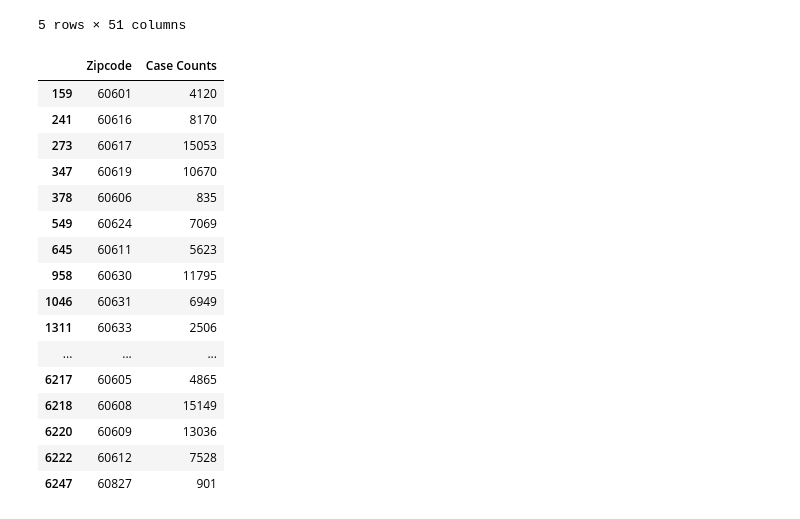
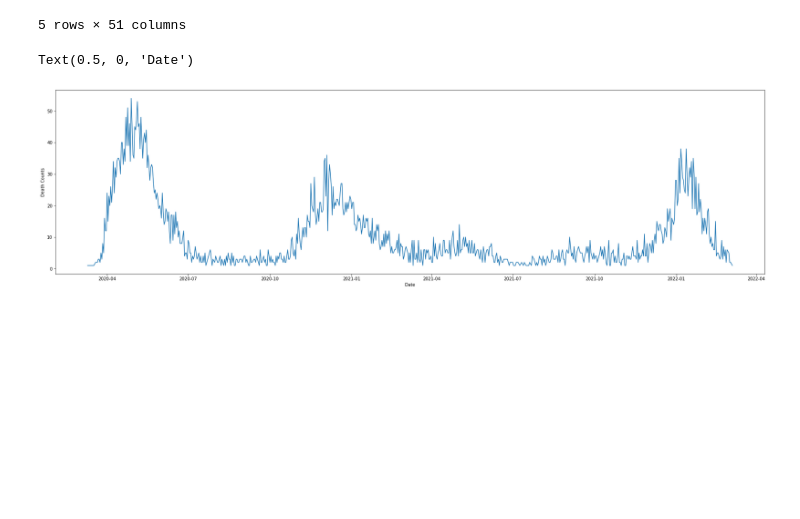
Before and after one commit to uic-cs418/modeling-the-pandemic, a Jupyter notebook: eda-vis.ipynb, the cells around one changed output. Saved outputs shown, nothing was run; the diff lists cells and outputs as text; code cells hidden in the pictures; blank space fills up the shorter version.

```diff
--- a/eda-vis.ipynb
+++ b/eda-vis.ipynb
@@ -67,23 +68,10 @@ mergedSocCovid.head()
 mergedSocCovid.to_csv('Chicago-Covid-SocioDemographics-Cases-Deaths.csv', index=False)
 # %%
 deathCountByDate = covid.groupby('Date of Death').size().to_frame().reset_index().rename(columns={0: 'Death Counts'})
-# %%
-covidCases
-# %% [output]
-|  | Zipcode | Case Counts |
-| 159 | 60601 | 4120 |
-| 241 | 60616 | 8170 |
-| 273 | 60617 | 15053 |
-| 347 | 60619 | 10670 |
-| 378 | 60606 | 835 |
-| 549 | 60624 | 7069 |
-| 645 | 60611 | 5623 |
-| 958 | 60630 | 11795 |
-| 1046 | 60631 | 6949 |
-| 1311 | 60633 | 2506 |
-| ... | ... | ... |
-| 6217 | 60605 | 4865 |
-| 6218 | 60608 | 15149 |
-| 6220 | 60609 | 13036 |
-| 6222 | 60612 | 7528 |
-| 6247 | 60827 | 901 |
+# %%
+plt.figure(figsize=(30,8))
+sns.lineplot(data=deathCountByDate, x="Date of Death", y="Death Counts")
+plt.xlabel("Date")
+# %% [output]
+Text(0.5, 0, 'Date')
+[figure, added]
```
Also changed, not shown: parts of 2 cells of this notebook, 2 other files.
